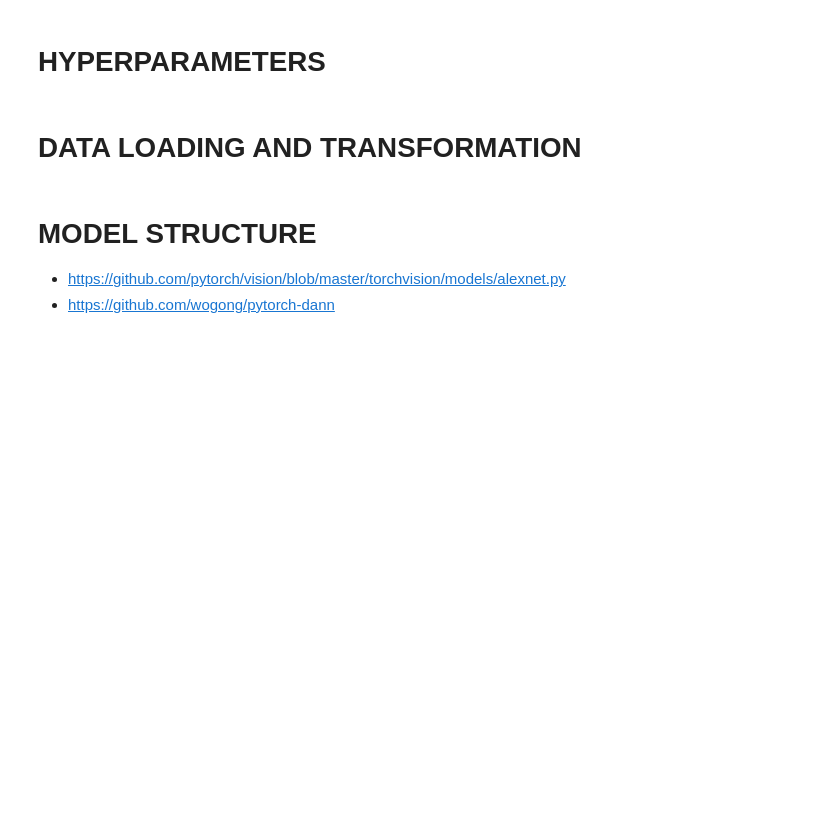
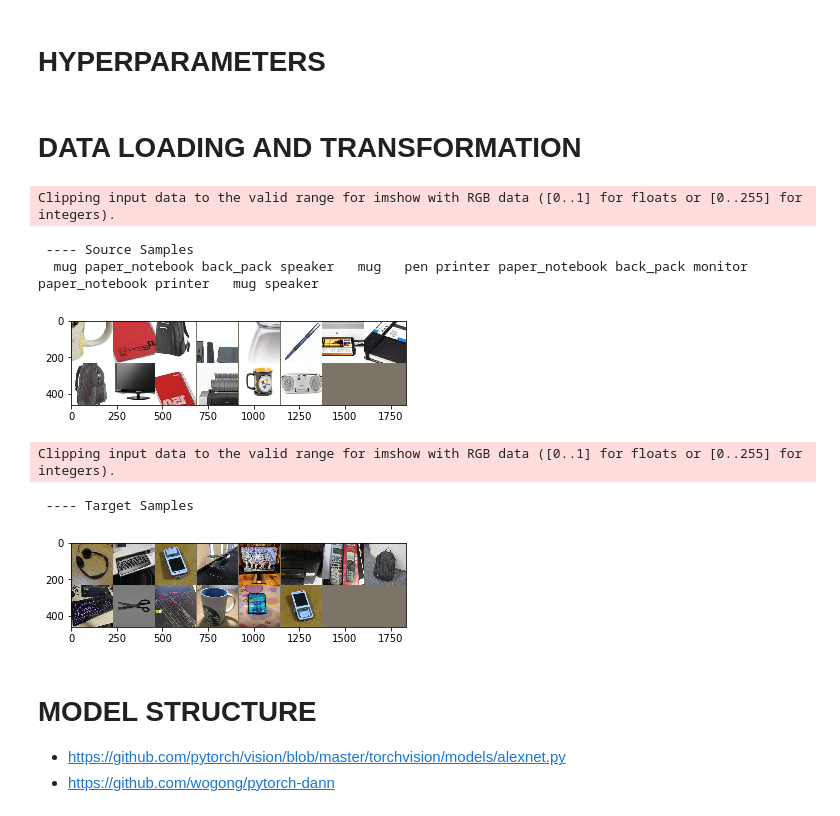
Before and after one commit to pierresegonne/ELEC5307_Project2, a Jupyter notebook: Task2.ipynb, the cells around one changed output. Drawn from its saved outputs; the diff is of its cells as text; code cells hidden in the pictures; blank space fills up the shorter version.

Commit message:
Datasets loader and network structure completed.

```diff
--- a/Task2.ipynb
+++ b/Task2.ipynb
@@ -76,3 +146,62 @@ import pickle
+# %%
+SOURCE_NORMALIZATION = {'mean': [0.485, 0.456, 0.406], 'std': [0.229, 0.224, 0.225]}
+TARGET_NORMALIZATION = {'mean': [0.485, 0.456, 0.406], 'std': [0.229, 0.224, 0.225]}
+
+source_transform = transforms.Compose([
+                                       transforms.RandomResizedCrop(227),
+                                       transforms.RandomHorizontalFlip(),
+                                       transforms.ToTensor(),
+                                       transforms.Normalize(mean=SOURCE_NORMALIZATION['mean'], std=SOURCE_NORMALIZATION['std']),
+])
+
+target_transform = transforms.Compose([
+                                       transforms.Resize((227, 227)),
+                                       transforms.ToTensor(),
+                                       transforms.Normalize(mean=SOURCE_NORMALIZATION['mean'], std=SOURCE_NORMALIZATION['std']),
+])
+
+source_set = ImageFolder(SOURCE_FOLDER, transform=source_transform)
+
+target_set = TargetImageFolder(TARGET_FOLDER, default_loader, transform=target_transform, extensions=IMG_EXTENSIONS)
+# %%
+def unnormalize(x, mean, std):
+  x = x * np.array(std).reshape(x.shape[0], 1, 1) + np.array(mean).reshape(x.shape[0], 1, 1)
+  return x
+
+def showimg(tensor, normalization=None):
+    # tensor = tensor / 2 + 0.5     # unnormalize, because normalization is (img - 0.5)/0.5 in transforms.Normalize
+    npimg = tensor.numpy()
+    if normalization:
+      npimg = unnormalize(npimg, normalization['mean'], normalization['std'])
+    plt.imshow(np.transpose(npimg, (1, 2, 0)))
+    plt.show()
+
+# Samples dataloaders
+source_loader = DataLoader(source_set, batch_size=14, shuffle=True, num_workers=1)
+
+target_loader = DataLoader(target_set, batch_size=14, shuffle=True, num_workers=1)
+
+
+# Source Sample
+dataiter = source_loader.__iter__()
+input, labels = dataiter.next()
+print(' ---- Source Samples')
+print(' '.join('%5s' % source_set.classes[labels[j]] for j in range(14)))
+showimg(torchvision.utils.make_grid(input), SOURCE_NORMALIZATION)
+
+# Target Sample
+dataiter = target_loader.__iter__()
+input = dataiter.next()
+print(' ---- Target Samples')
+showimg(torchvision.utils.make_grid(input), TARGET_NORMALIZATION)
+# %% [output]
+Clipping input data to the valid range for imshow with RGB data ([0..1] for floats or [0..255] for integers).
+ ---- Source Samples
+  mug paper_notebook back_pack speaker   mug   pen printer paper_notebook back_pack monitor paper_notebook printer   mug speaker
+[figure, added]
+Clipping input data to the valid range for imshow with RGB data ([0..1] for floats or [0..255] for integers).
+ ---- Target Samples
+[figure, added]
 # %% [markdown]
 # MODEL STRUCTURE
 
```
Also changed, not shown: parts of 7 cells of this notebook.
